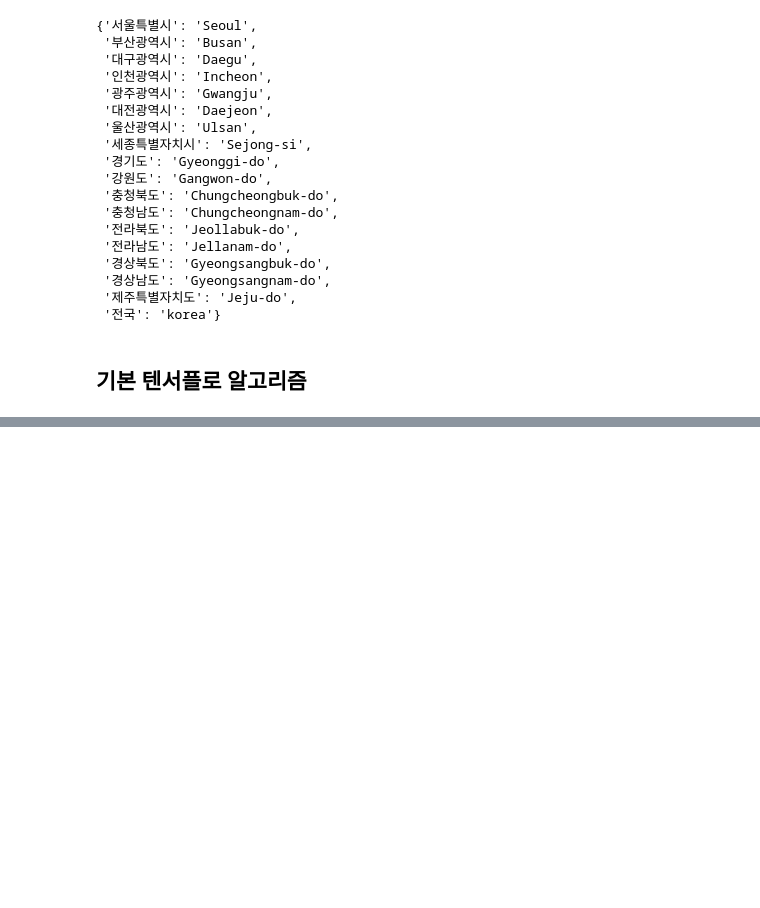
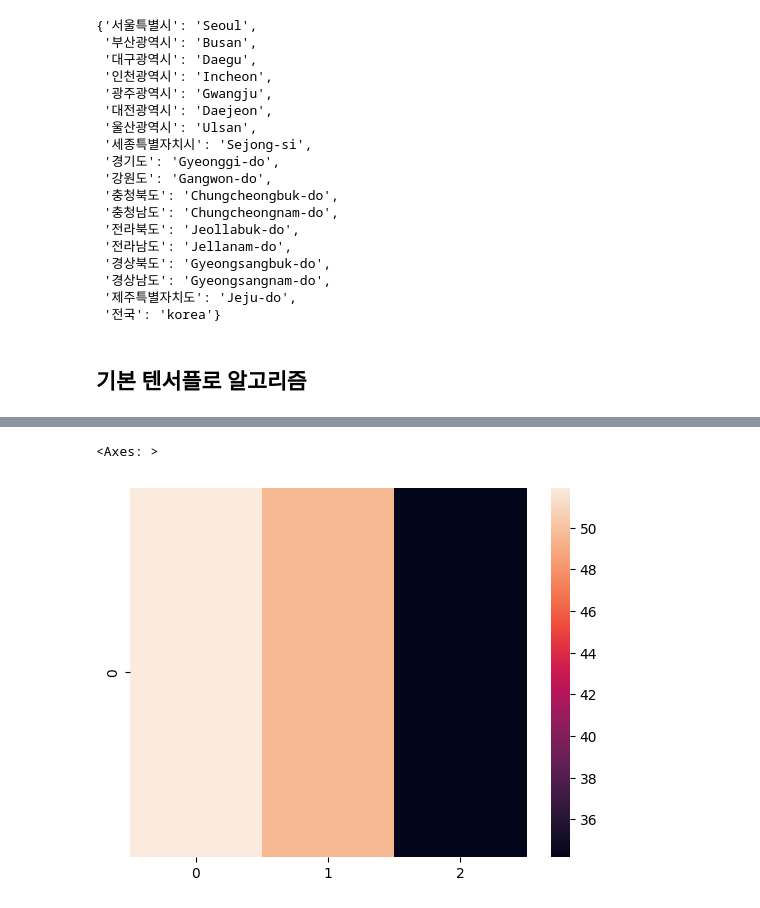
Before and after one commit to ByeonggeonGo/CmaqProject, a Jupyter notebook: experiment/controlmatrix_cmaq_lasso.ipynb, the cells around one changed output, grey strips where cells are left out. Cells and saved outputs as stored; diff of their text form; code cells hidden in the pictures; blank space fills up the shorter version.

```diff
--- a/experiment/controlmatrix_cmaq_lasso.ipynb
+++ b/experiment/controlmatrix_cmaq_lasso.ipynb
@@ -245,0 +306,5 @@ Text(0, 0.5, 'target')
+# %%
+sns.heatmap(pred2[0,41:42,52:55,0][::-1])
+# %% [output]
+<Axes: >
+[figure, added]
```
Also changed, not shown: parts of 24 cells of this notebook, 10 other files.
